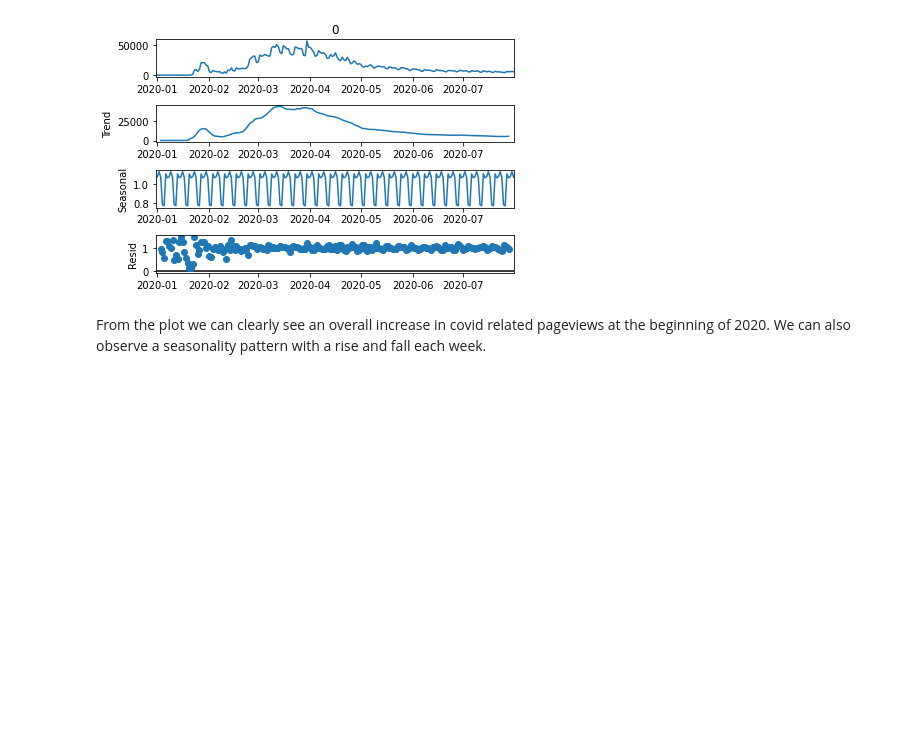
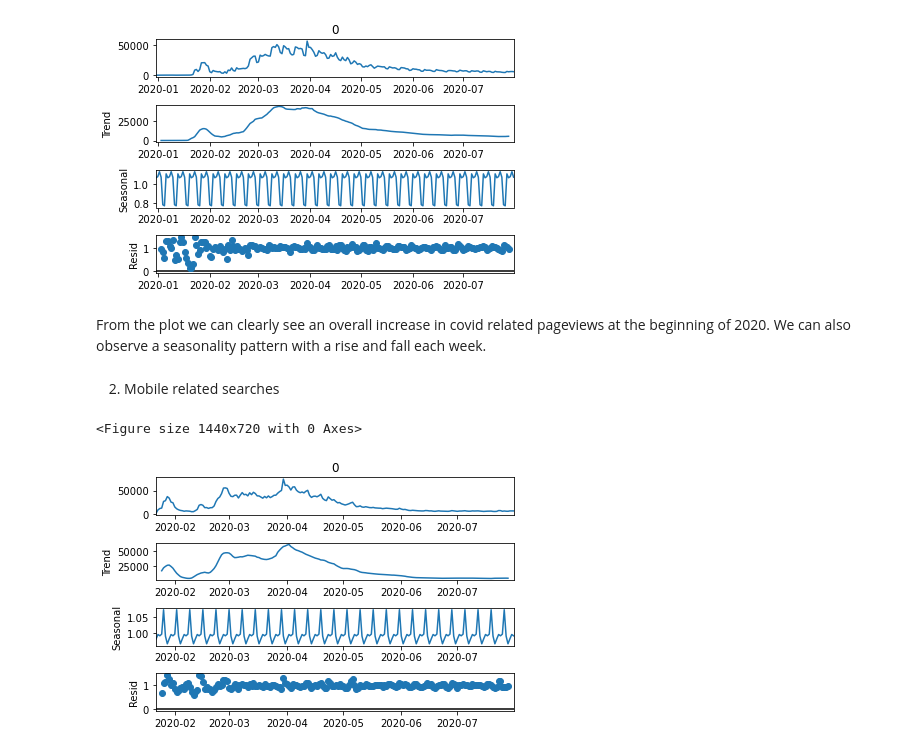
Before and after one commit to epfl-ada/ada-2022-project-thedatadiggers22, a Jupyter notebook: data_viz.ipynb, the cells around one changed output. Saved outputs shown, nothing was run; the diff lists cells and outputs as text; code cells hidden in the pictures; blank space fills up the shorter version.

```diff
--- a/data_viz.ipynb
+++ b/data_viz.ipynb
@@ -402,0 +383,13 @@ Dickey Fuller test for desktop covid related searches:
+# %%
+# Pass the dataframe into the adfuller method
+adfuller_df_pages = pd.DataFrame({"Metric":["Test Statistics","p-value","No. of lags used","Number of observations used", "critical value (1%)", "critical value (5%)", "critical value (10%)"]})
+
+print('Dickey Fuller test for overall covid related searches:')
+for language in interventions['lang']:
+    if (language != "en"):
+        df = covid_pages_mobile[language][0] + covid_pages_desktop[language][0]
+        adft = adfuller(df,autolag="AIC")
+
+        output_df = pd.DataFrame({str(language):[adft[0],adft[1],adft[2],adft[3], adft[4]['1%'], adft[4]['5%'], adft[4]['10%']] })
+        adfuller_df_pages = pd.concat([adfuller_df_pages, output_df], axis=1)
+adfuller_df_pages
@@ -452,0 +458,15 @@ Autocorrelation for mobile covid related searches:
+# %%
+autocorr_views  = pd.DataFrame({"Autocorrelation":["One day Lag:","Three day Lag:","Ten day Lag","One Month Lag: "]})
+print('Autocorrelation for overall covid related searches:')
+
+for language in interventions['lang']:
+    if (language != "en"):
+        df = covid_pages_mobile[language][0] + covid_pages_desktop[language][0]
+        autocorrelation_lag1 = df.autocorr(lag=1)
+        autocorrelation_lag3 = df.autocorr(lag=3)
+        autocorrelation_lag10 = df.autocorr(lag=10)
+        autocorrelation_lag30 = df.autocorr(lag=30)
+
+        output_df = pd.DataFrame({str(language):[autocorrelation_lag1, autocorrelation_lag3,autocorrelation_lag10,autocorrelation_lag30] })
+        autocorr_views = pd.concat([autocorr_views, output_df], axis=1)
+autocorr_views
@@ -469,3 +495,18 @@ for language in interventions['lang']:
 [figure]
 # %% [markdown]
 From the plot we can clearly see an overall increase in covid related pageviews at the beginning of 2020. We can also observe a seasonality pattern with a rise and fall each week.
+# %% [markdown]
+2. Mobile related searches
+# %%
+from statsmodels.tsa.seasonal import seasonal_decompose
+# We choose an multiplicative model as the seasonality depends on the trend
+plt.figure(figsize=(20, 10))
+for language in interventions['lang']:
+    if (language == "ja"):
+        df = covid_pages_mobile[language][0]
+        decompose = seasonal_decompose(df,model='multiplicative', period=7) ## Change the decompsition period 7 shows best pattern multiplicative
+        decompose.plot()
+        plt.show()
+# %% [output]
+<Figure size 1440x720 with 0 Axes>
+[figure, added]
```
Also changed, not shown: parts of 40 cells of this notebook.
